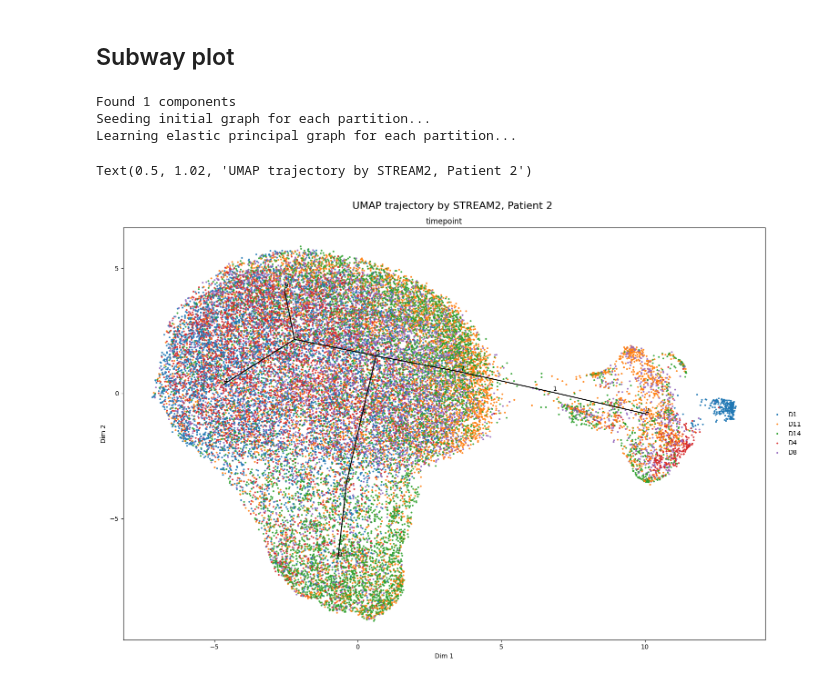
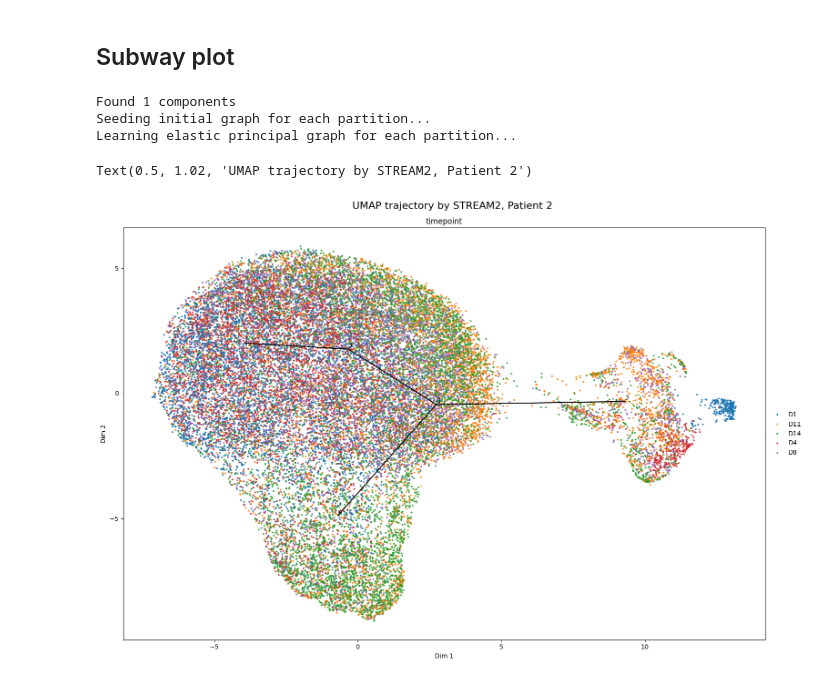
Before and after one commit to Augugustine/CITE-seq-analysis-CLL, a Jupyter notebook: 3- Boolean model/Stream2_macrostates.ipynb, the cells around one changed output. Drawn from its saved outputs; the diff is of its cells as text; code cells hidden in the pictures.

```diff
--- a/3- Boolean model/Stream2_macrostates.ipynb
+++ b/3- Boolean model/Stream2_macrostates.ipynb
@@ -374,18 +376,18 @@ adata_subset.write("/home/a.blanc-boekholt/Documents/Singlecell-R/Scripts/Matrix
 # %% [markdown]
 ## Subway plot
 # %%
-sc.pp.neighbors(adata,use_rep='X_umap')
+sc.pp.neighbors(adata,use_rep='X_pca')
 sc.tl.leiden(adata)
 st2.tl.find_disconnected_components(adata,groups='leiden')
 use_partition=['0']
-st2.tl.seed_graph(adata, obsm='X_umap', n_clusters=9,use_partition=use_partition)
-st2.tl.learn_graph(adata, obsm='X_umap', n_nodes=9,epg_alpha=0.01,epg_mu=0.2,use_partition=use_partition)
+st2.tl.seed_graph(adata, obsm='X_umap', n_clusters=4,use_partition=use_partition)
+st2.tl.learn_graph(adata, obsm='X_umap', n_nodes=4,epg_alpha=0.01,epg_mu=0.2,use_partition=use_partition)
 st2.pl.graph(adata,key='epg',color=['timepoint'],fig_size=(15,10),save_fig=False, show_text=True)
 plt.suptitle("UMAP trajectory by STREAM2, Patient 2", fontsize=16, y=1.02)
 #plt.savefig("/home/a.blanc-boekholt/Documents/Singlecell-R/Scripts/Plots/graph_p2.png", dpi=300, bbox_inches='tight')
 # %% [output]
 Found 1 components
 Seeding initial graph for each partition...
 Learning elastic principal graph for each partition...
 Text(0.5, 1.02, 'UMAP trajectory by STREAM2, Patient 2')
-[figure, old version]
+[figure, new version]
```
Also changed, not shown: parts of 10 cells of this notebook, 1 other file.
